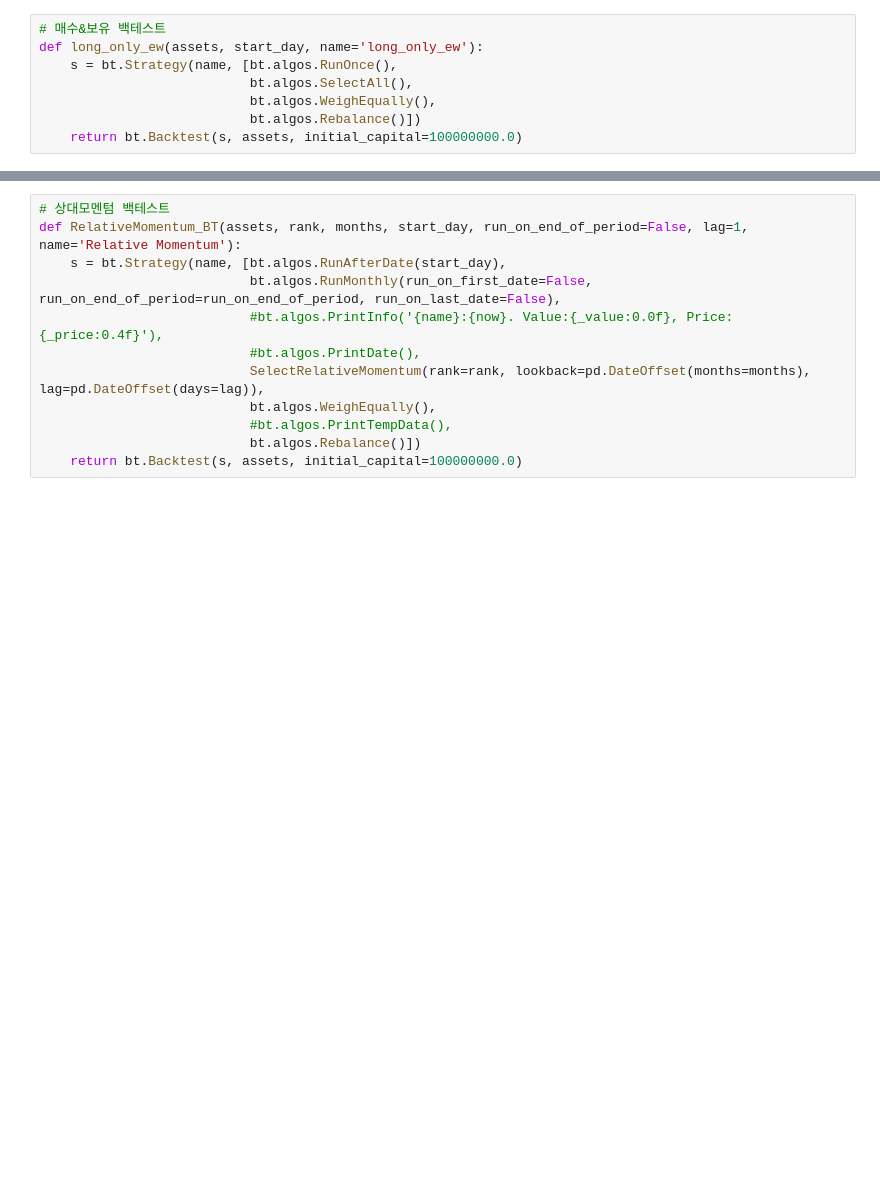
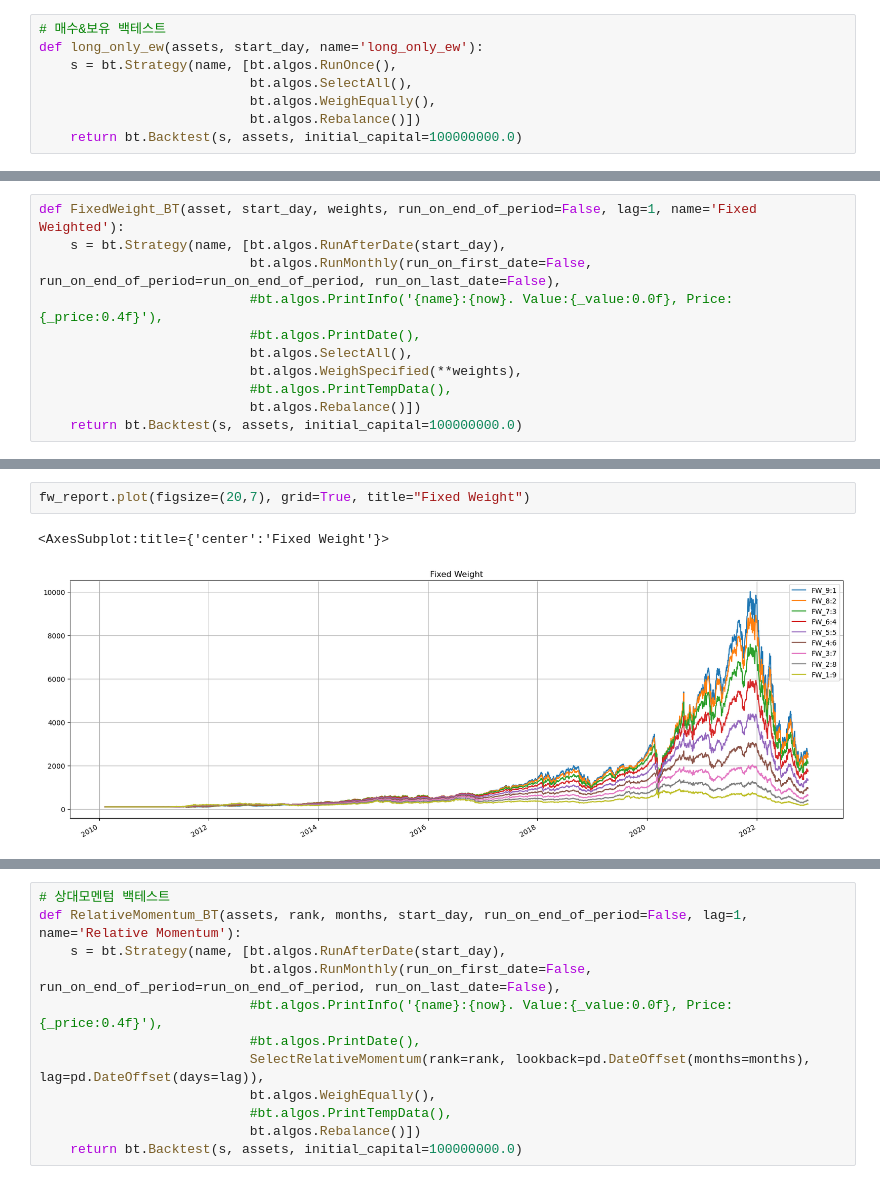
Before and after one commit to unius1004/DualMomentum, a Jupyter notebook: reverage_strategy.ipynb, the cells around one changed output, grey strips where cells are left out. Saved outputs shown, nothing was run; the diff lists cells and outputs as text; blank space fills up the shorter version.

```diff
--- a/reverage_strategy.ipynb
+++ b/reverage_strategy.ipynb
@@ -86,3 +86,14 @@ Win Year %           81.82%
 Win 12m %            81.82%
 None
 [figure]
+# %%
+def FixedWeight_BT(asset, start_day, weights, run_on_end_of_period=False, lag=1, name='Fixed Weighted'):
+    s = bt.Strategy(name, [bt.algos.RunAfterDate(start_day),
+                           bt.algos.RunMonthly(run_on_first_date=False, run_on_end_of_period=run_on_end_of_period, run_on_last_date=False),
+                           #bt.algos.PrintInfo('{name}:{now}. Value:{_value:0.0f}, Price:{_price:0.4f}'),
+                           #bt.algos.PrintDate(),
+                           bt.algos.SelectAll(),
+                           bt.algos.WeighSpecified(**weights),
+                           #bt.algos.PrintTempData(),
+                           bt.algos.Rebalance()])
+    return bt.Backtest(s, assets, initial_capital=100000000.0)
@@ -88,0 +119,5 @@ None
+# %%
+fw_report.plot(figsize=(20,7), grid=True, title="Fixed Weight")
+# %% [output]
+<AxesSubplot:title={'center':'Fixed Weight'}>
+[figure, added]
```
Also changed, not shown: parts of 32 cells of this notebook, 3 other files.
